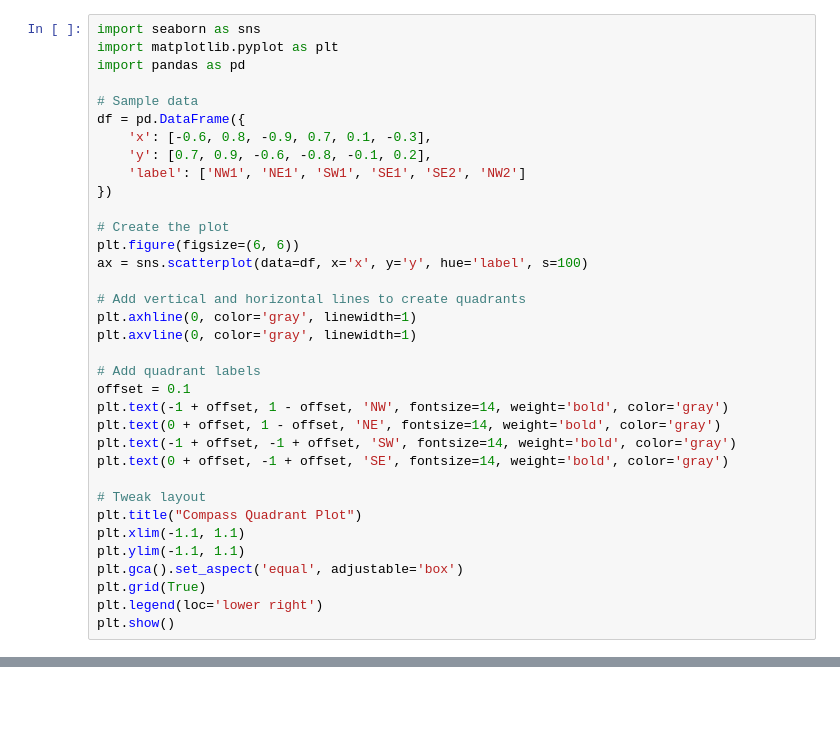
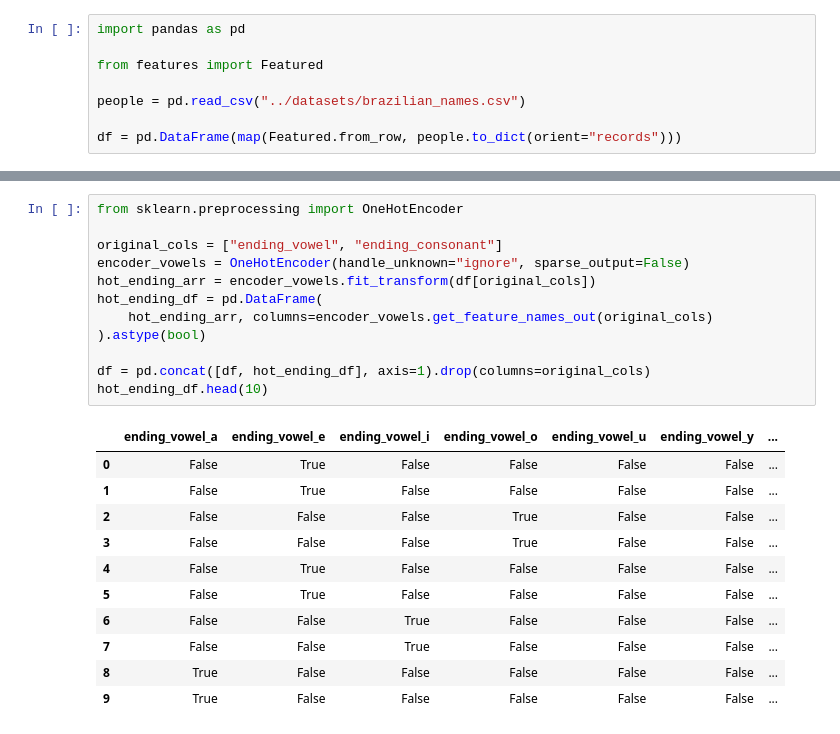
Before and after one commit to JorgeTerence/decision-tree-names-br, a Jupyter notebook: src/test_vis.ipynb, the cells around one changed output, grey strips where cells are left out. Cells and saved outputs as stored; diff of their text form; blank space fills up the shorter version.

```diff
--- a/src/test_vis.ipynb
+++ b/src/test_vis.ipynb
@@ -1,35 +1,8 @@
 # %%
-import seaborn as sns
-import matplotlib.pyplot as plt
 import pandas as pd
 
-# Sample data
-df = pd.DataFrame({
-    'x': [-0.6, 0.8, -0.9, 0.7, 0.1, -0.3],
-    'y': [0.7, 0.9, -0.6, -0.8, -0.1, 0.2],
-    'label': ['NW1', 'NE1', 'SW1', 'SE1', 'SE2', 'NW2']
-})
+from features import Featured
 
-# Create the plot
-plt.figure(figsize=(6, 6))
-ax = sns.scatterplot(data=df, x='x', y='y', hue='label', s=100)
+people = pd.read_csv("../datasets/brazilian_names.csv")
 
-# Add vertical and horizontal lines to create quadrants
-plt.axhline(0, color='gray', linewidth=1)
-plt.axvline(0, color='gray', linewidth=1)
-
-# Add quadrant labels
-offset = 0.1
-plt.text(-1 + offset, 1 - offset, 'NW', fontsize=14, weight='bold', color='gray')
-plt.text(0 + offset, 1 - offset, 'NE', fontsize=14, weight='bold', color='gray')
-plt.text(-1 + offset, -1 + offset, 'SW', fontsize=14, weight='bold', color='gray')
-plt.text(0 + offset, -1 + offset, 'SE', fontsize=14, weight='bold', color='gray')
-
-# Tweak layout
-plt.title("Compass Quadrant Plot")
-plt.xlim(-1.1, 1.1)
-plt.ylim(-1.1, 1.1)
-plt.gca().set_aspect('equal', adjustable='box')
-plt.grid(True)
-plt.legend(loc='lower right')
-plt.show()
+df = pd.DataFrame(map(Featured.from_row, people.to_dict(orient="records")))
@@ -37,0 +26,24 @@ plt.show()
+# %%
+from sklearn.preprocessing import OneHotEncoder
+
+original_cols = ["ending_vowel", "ending_consonant"]
+encoder_vowels = OneHotEncoder(handle_unknown="ignore", sparse_output=False)
+hot_ending_arr = encoder_vowels.fit_transform(df[original_cols])
+hot_ending_df = pd.DataFrame(
+    hot_ending_arr, columns=encoder_vowels.get_feature_names_out(original_cols)
+).astype(bool)
+
+df = pd.concat([df, hot_ending_df], axis=1).drop(columns=original_cols)
+hot_ending_df.head(10)
+# %% [output]
+|  | ending_vowel_a | ending_vowel_e | ending_vowel_i | ending_vowel_o | ending_vowel_u | ending_vowel_y | ... |
+| 0 | False | True | False | False | False | False | ... |
+| 1 | False | True | False | False | False | False | ... |
+| 2 | False | False | False | True | False | False | ... |
+| 3 | False | False | False | True | False | False | ... |
+| 4 | False | True | False | False | False | False | ... |
+| 5 | False | True | False | False | False | False | ... |
+| 6 | False | False | True | False | False | False | ... |
+| 7 | False | False | True | False | False | False | ... |
+| 8 | True | False | False | False | False | False | ... |
+| 9 | True | False | False | False | False | False | ... |
```
Also changed, not shown: parts of 8 cells of this notebook, 5 other files.
